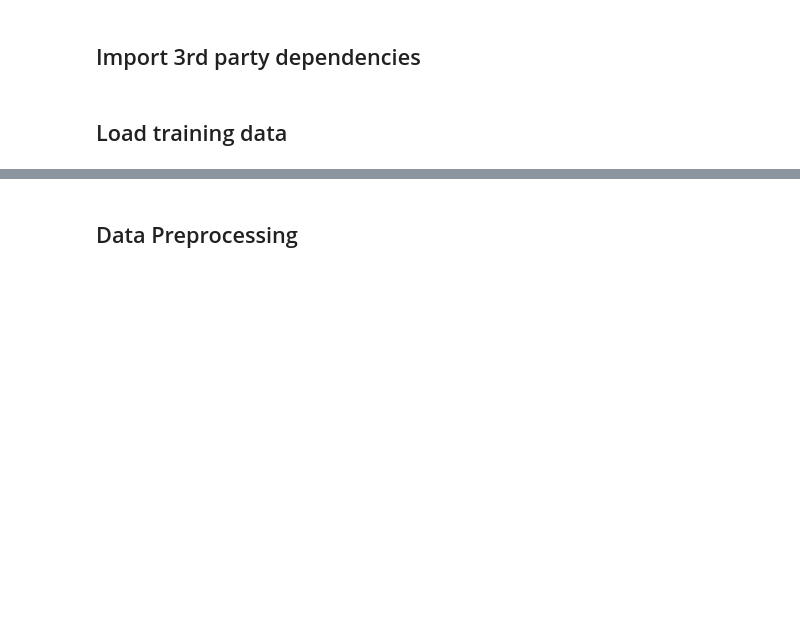
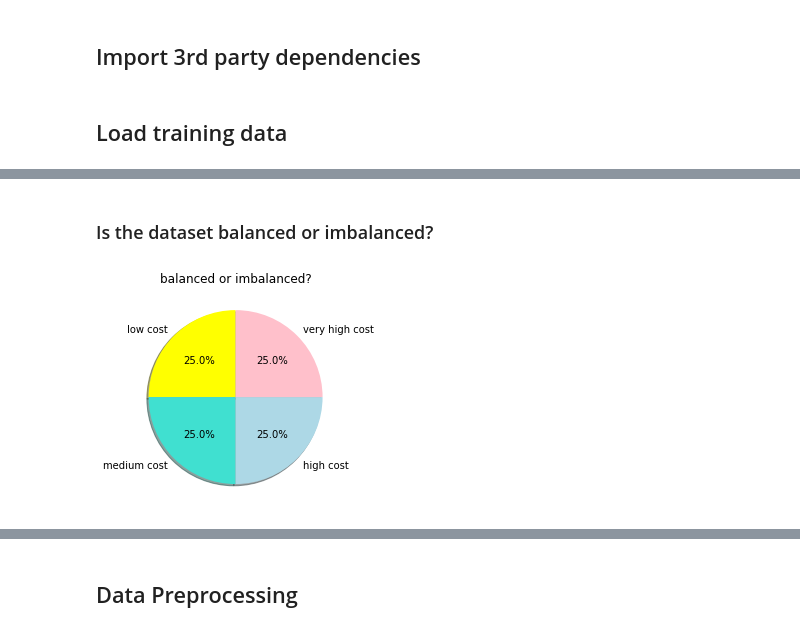
Before and after one commit to CKKKKKKKKK/Machine-Learning, a Jupyter notebook: Project/Project1/main.ipynb, the cells around one changed output, grey strips where cells are left out. Saved outputs shown, nothing was run; the diff lists cells and outputs as text; code cells hidden in the pictures; blank space fills up the shorter version.

```diff
--- a/Project/Project1/main.ipynb
+++ b/Project/Project1/main.ipynb
@@ -34,0 +92,12 @@ print(data)
+# %% [markdown]
+### Is the dataset balanced or imbalanced?
+# %%
+labels = ["low cost", "medium cost", "high cost", "very high cost"]
+values = data['price_range'].value_counts().values
+colors = ['yellow','turquoise','lightblue', 'pink']
+fig1, ax1 = plt.subplots()
+ax1.pie(values, labels=labels, colors=colors, autopct='%1.1f%%', shadow=True, startangle=90)
+ax1.set_title('balanced or imbalanced?')
+plt.show()
+# %% [output]
+[figure, added]
```
Also changed, not shown: parts of 23 cells of this notebook.
